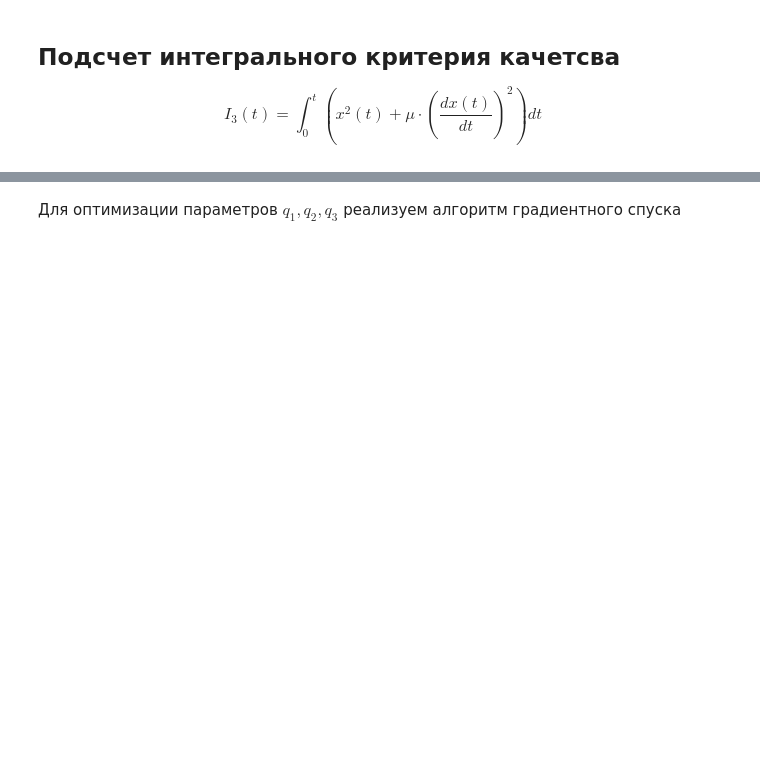
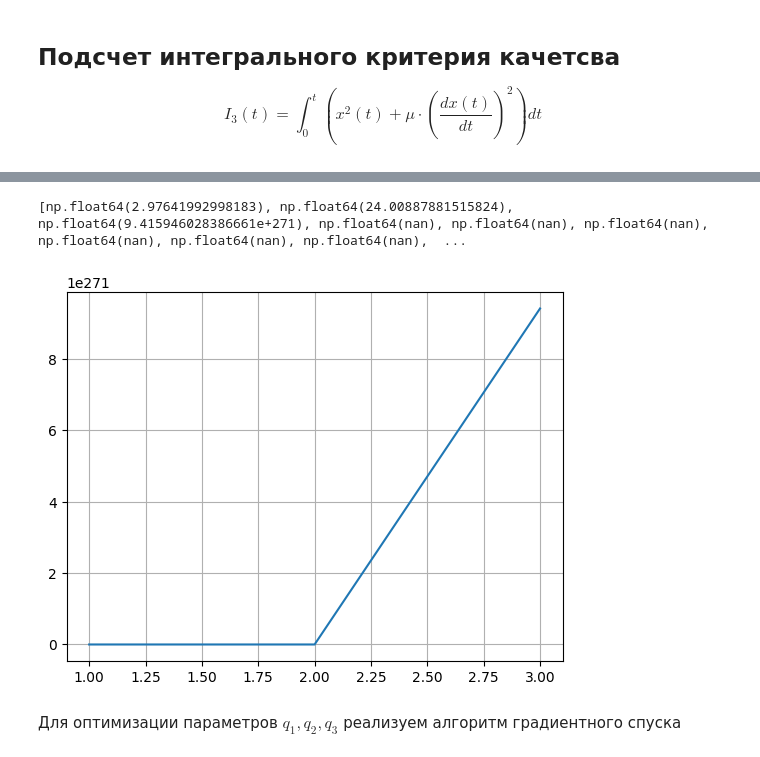
Before and after one commit to PavelKhodalitskii/optimal_control_course_2025, a Jupyter notebook: lab1_opt_.ipynb, the cells around one changed output, grey strips where cells are left out. Cells and saved outputs as stored; diff of their text form; code cells hidden in the pictures; blank space fills up the shorter version.

```diff
--- a/lab1_opt_.ipynb
+++ b/lab1_opt_.ipynb
@@ -252,0 +261,15 @@ plt.show()
+# %%
+def calc_du_dq_j(x_values, q_vals, j, xi_j_values):
+    x_current = x_values[-1] if len(x_values) >= 1 else 0
+    x_prev = x_values[-2] if len(x_values) >= 2 else 0
+    direct_contibs = {
+        "1": x_values[-1],
+        "2": np.sum(np.array(x_values) * dt),
+        "3": (x_current - x_prev) / dt
+    }
+    return direct_contibs[str(j)] - q_vals[0]*xi_j_values[-1] - q_vals[1]*np.sum(np.array(xi_j_values)*dt) - q_vals[2]*(xi_j_values[-1] - xi_j_values[-2])/dt
+
+def criterion_derivative_delta(x_values, xi_j):
+    error = x_values[-1] if len(x_values) >= 1 else 0
+    prev_error = x_values[-2] if len(x_values) >= 2 else 0
+    return -2 * (error + 2*mu**2 * (error - prev_error) / dt * 1/dt)*xi_j*dt
@@ -253 +388,8 @@ plt.show()
+# %%
+plt.grid()
+plt.plot([i for i in range(1, 101)], I_values)
+print(I_values)
+# %% [output]
+[np.float64(2.97641992998183), np.float64(24.00887881515824), np.float64(9.415946028386661e+271), np.float64(nan), np.float64(nan), np.float64(nan), np.float64(nan), np.float64(nan), np.float64(nan),  ...
+[figure, added]
 # %%
```
Also changed, not shown: parts of 8 cells of this notebook.
